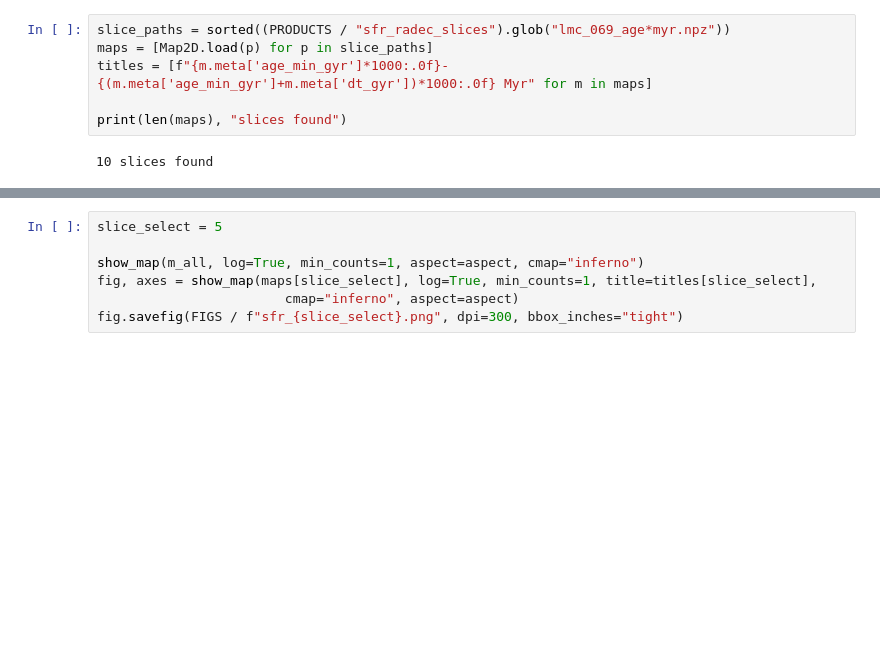
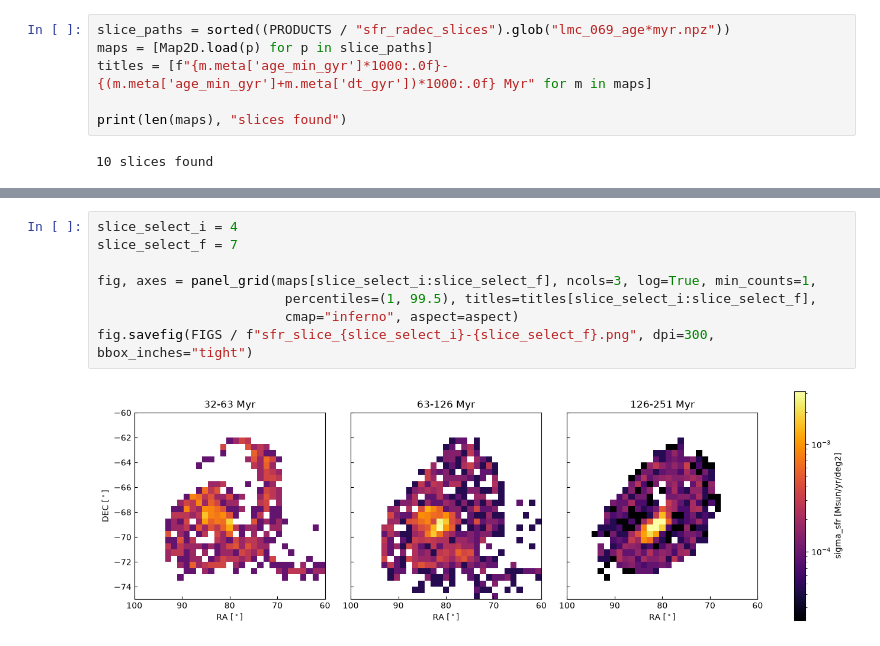
Before and after one commit to ZevVladimir/lmcsmcmw, a Jupyter notebook: notebooks/sfr_radec_review.ipynb, the cells around one changed output, grey strips where cells are left out. Saved outputs shown, nothing was run; the diff lists cells and outputs as text; blank space fills up the shorter version.

```diff
--- a/notebooks/sfr_radec_review.ipynb
+++ b/notebooks/sfr_radec_review.ipynb
@@ -42,7 +42,10 @@ fig.savefig(FIGS / "sfr_slices.png", dpi=300, bbox_inches="tight")
 # %%
-slice_select = 5
+slice_select_i = 4
+slice_select_f = 7
 
-show_map(m_all, log=True, min_counts=1, aspect=aspect, cmap="inferno")
-fig, axes = show_map(maps[slice_select], log=True, min_counts=1, title=titles[slice_select],
+fig, axes = panel_grid(maps[slice_select_i:slice_select_f], ncols=3, log=True, min_counts=1,
+                        percentiles=(1, 99.5), titles=titles[slice_select_i:slice_select_f],
                         cmap="inferno", aspect=aspect)
-fig.savefig(FIGS / f"sfr_{slice_select}.png", dpi=300, bbox_inches="tight")
+fig.savefig(FIGS / f"sfr_slice_{slice_select_i}-{slice_select_f}.png", dpi=300, bbox_inches="tight")
+# %% [output]
+[figure, added]
```
Also changed, not shown: parts of 2 cells of this notebook, 3 other files.
